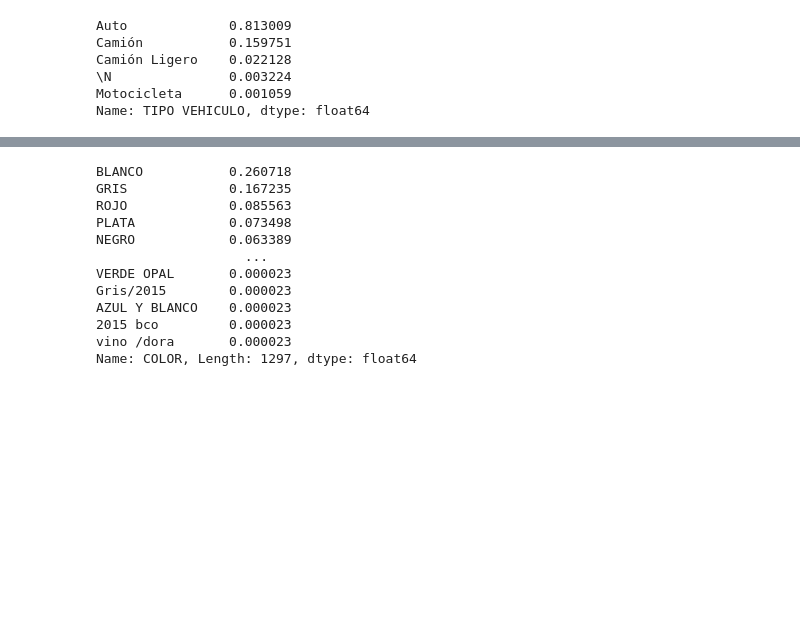
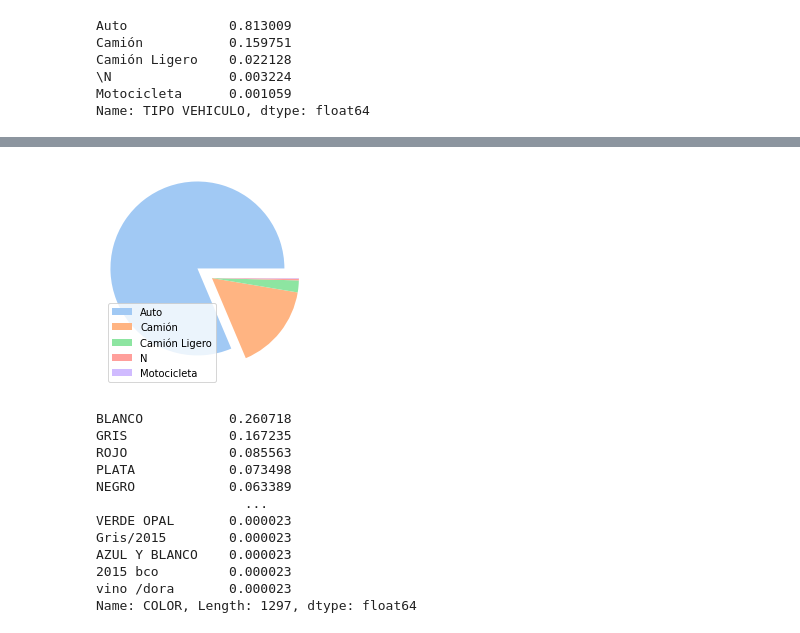
Before and after one commit to RamonPuon/Datlas-Analysis, a Jupyter notebook: data_analysis.ipynb, the cells around one changed output, grey strips where cells are left out. Saved outputs shown, nothing was run; the diff lists cells and outputs as text; code cells hidden in the pictures; blank space fills up the shorter version.

```diff
--- a/data_analysis.ipynb
+++ b/data_analysis.ipynb
@@ -127,3 +133,12 @@ sns.countplot(x = 'TIPO VEHICULO', data=dataset)
+# %%
+car_label = ['Auto','Camión','Camión Ligero', 'N', 'Motocicleta']
+explode = (0.2, 0, 0, 0, 0)
+colors = sns.color_palette('pastel')[0:5]
+plt.pie(list(dataset['TIPO VEHICULO'].value_counts()), colors= colors, explode= explode)
+plt.legend(car_label, loc=3)
+plt.show()
+# %% [output]
+[figure, added]
 # %%
 dataset['COLOR'].value_counts()/len(dataset)
 # %% [output]
```
Also changed, not shown: parts of 15 cells of this notebook.
